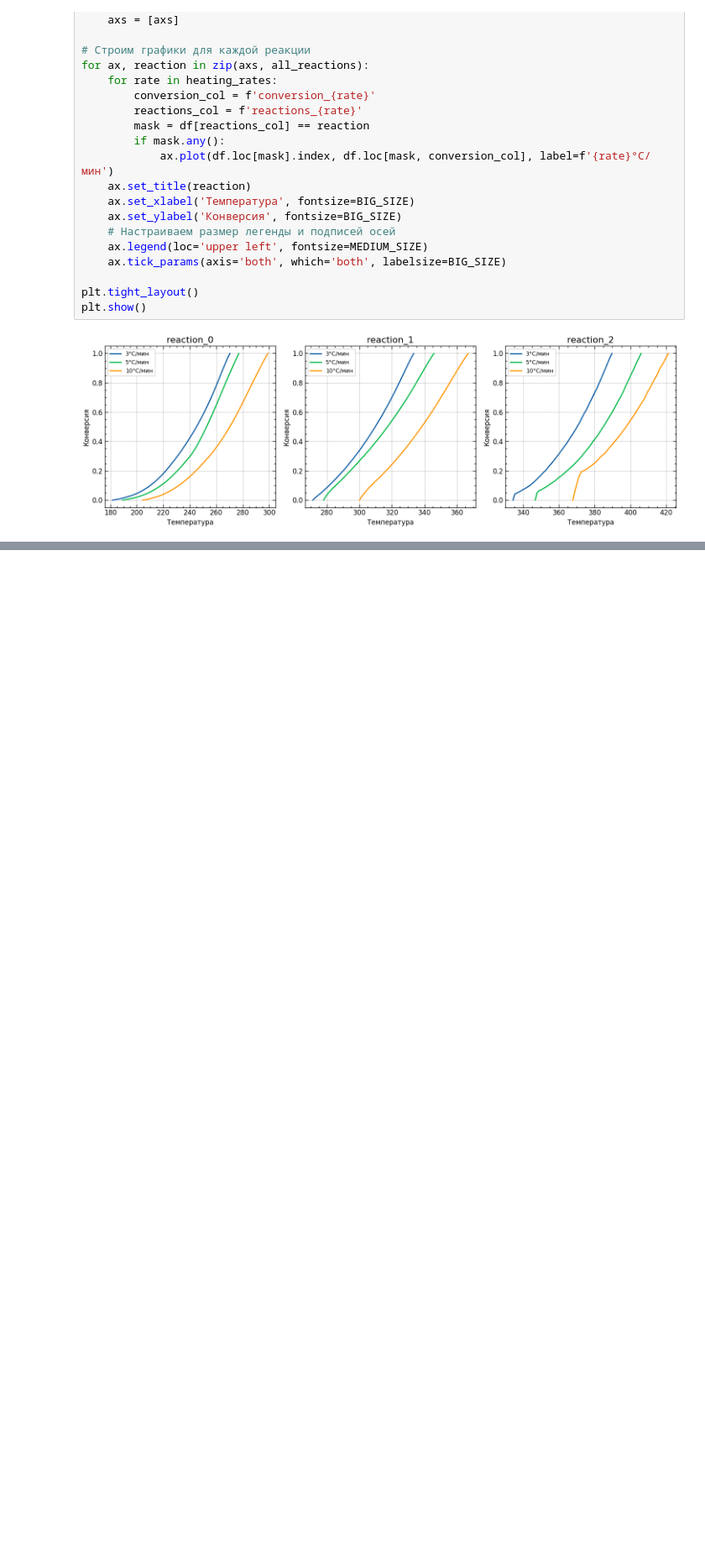
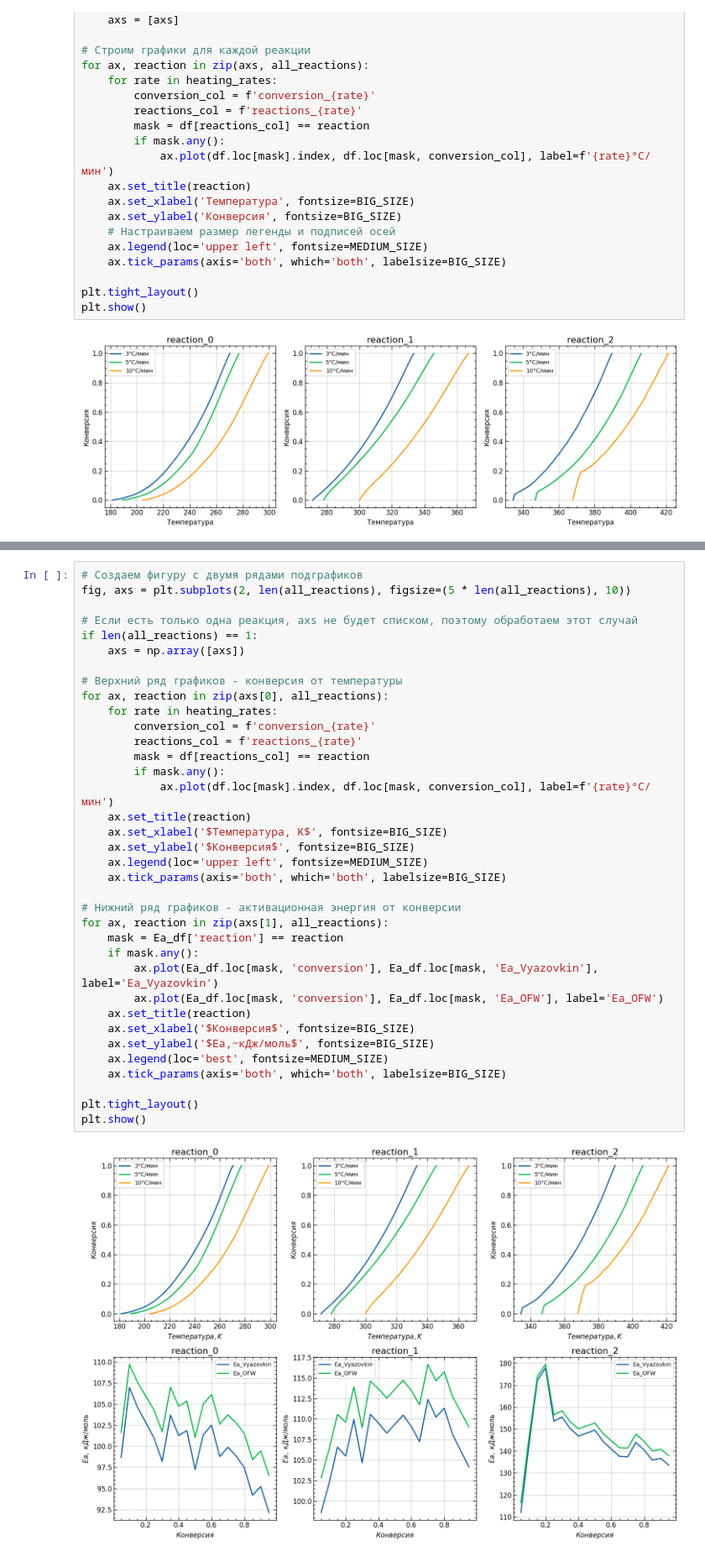
Before and after one commit to kdavjd/isoconversion_study_of_reaction_kinetics, a Jupyter notebook: isoconversion.ipynb, the cells around one changed output, grey strips where cells are left out. Shown at 84% size. Cells and saved outputs as stored; diff of their text form; blank space fills up the shorter version.

```diff
--- a/isoconversion.ipynb
+++ b/isoconversion.ipynb
@@ -318,0 +380,38 @@ plt.show()
+# %%
+# Создаем фигуру с двумя рядами подграфиков
+fig, axs = plt.subplots(2, len(all_reactions), figsize=(5 * len(all_reactions), 10))
+
+# Если есть только одна реакция, axs не будет списком, поэтому обработаем этот случай
+if len(all_reactions) == 1:
+    axs = np.array([axs])
+
+# Верхний ряд графиков - конверсия от температуры
+for ax, reaction in zip(axs[0], all_reactions):
+    for rate in heating_rates:
+        conversion_col = f'conversion_{rate}'
+        reactions_col = f'reactions_{rate}'
+        mask = df[reactions_col] == reaction
+        if mask.any():
+            ax.plot(df.loc[mask].index, df.loc[mask, conversion_col], label=f'{rate}°С/мин')
+    ax.set_title(reaction)
+    ax.set_xlabel('$Температура, K$', fontsize=BIG_SIZE)
+    ax.set_ylabel('$Конверсия$', fontsize=BIG_SIZE)
+    ax.legend(loc='upper left', fontsize=MEDIUM_SIZE)
+    ax.tick_params(axis='both', which='both', labelsize=BIG_SIZE)
+
+# Нижний ряд графиков - активационная энергия от конверсии
+for ax, reaction in zip(axs[1], all_reactions):
+    mask = Ea_df['reaction'] == reaction
+    if mask.any():
+        ax.plot(Ea_df.loc[mask, 'conversion'], Ea_df.loc[mask, 'Ea_Vyazovkin'], label='Ea_Vyazovkin')
+        ax.plot(Ea_df.loc[mask, 'conversion'], Ea_df.loc[mask, 'Ea_OFW'], label='Ea_OFW')
+    ax.set_title(reaction)
+    ax.set_xlabel('$Конверсия$', fontsize=BIG_SIZE)
+    ax.set_ylabel('$Ea,~кДж/моль$', fontsize=BIG_SIZE)
+    ax.legend(loc='best', fontsize=MEDIUM_SIZE)
+    ax.tick_params(axis='both', which='both', labelsize=BIG_SIZE)
+
+plt.tight_layout()
+plt.show()
+# %% [output]
+[figure, added]
```
Also changed, not shown: parts of 14 cells of this notebook, 2 other files.
